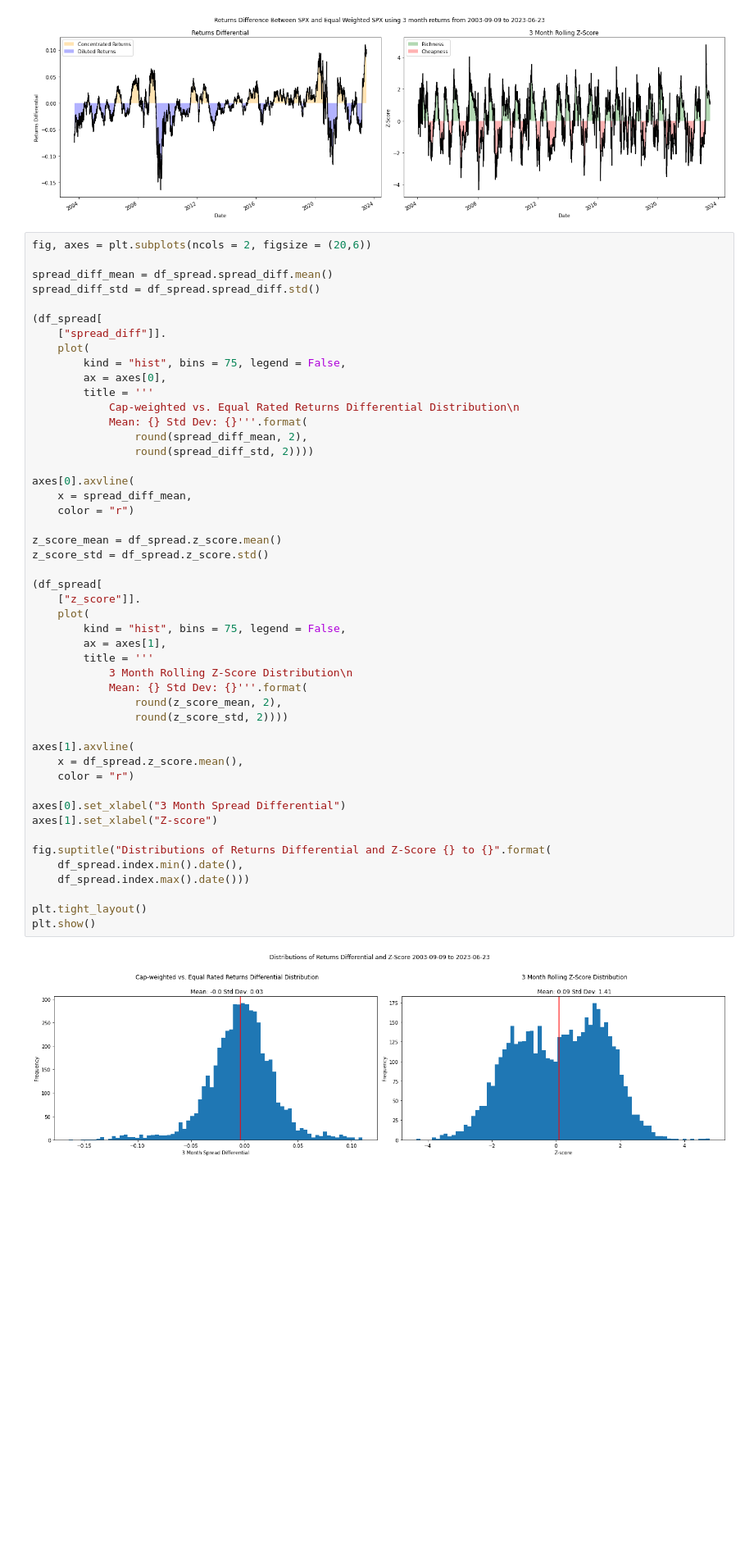
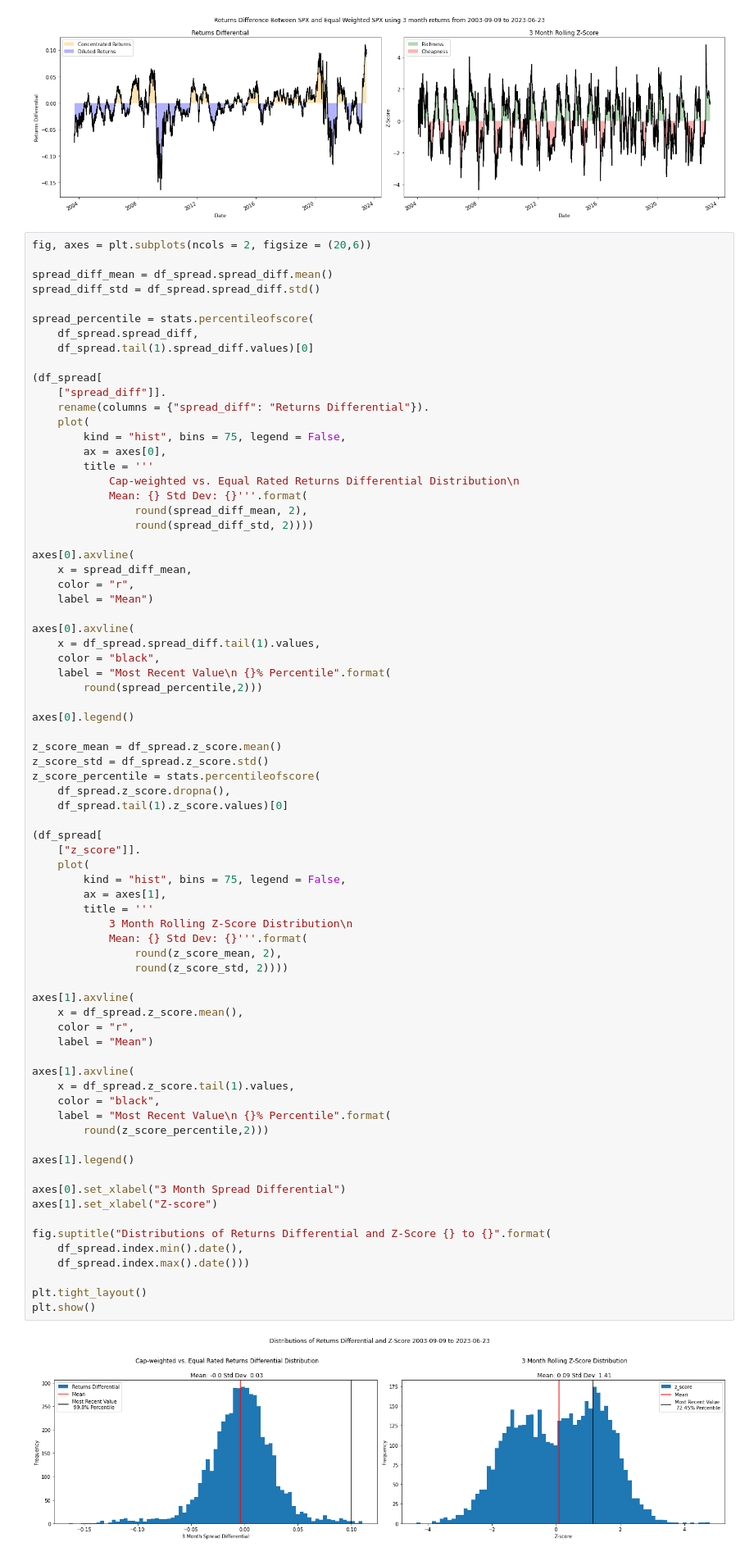
Before and after one commit to diegodalvarez/MarketConcentration, a Jupyter notebook: model.ipynb, the cells around one changed output. Shown at 82% size. Drawn from its saved outputs; the diff is of its cells as text; blank space fills up the shorter version.

```diff
--- a/model.ipynb
+++ b/model.ipynb
@@ -196,8 +197,13 @@ fig, axes = plt.subplots(ncols = 2, figsize = (20,6))
 spread_diff_mean = df_spread.spread_diff.mean()
 spread_diff_std = df_spread.spread_diff.std()
 
+spread_percentile = stats.percentileofscore(
+    df_spread.spread_diff,
+    df_spread.tail(1).spread_diff.values)[0]
+
 (df_spread[
     ["spread_diff"]].
+    rename(columns = {"spread_diff": "Returns Differential"}).
     plot(
         kind = "hist", bins = 75, legend = False,
         ax = axes[0],
@@ -209,37 +215,58 @@ spread_diff_std = df_spread.spread_diff.std()
 
 axes[0].axvline(
     x = spread_diff_mean,
-    color = "r")
+    color = "r",
+    label = "Mean")
+
+axes[0].axvline(
+    x = df_spread.spread_diff.tail(1).values,
+    color = "black",
+    label = "Most Recent Value\n {}% Percentile".format(
+        round(spread_percentile,2)))
+
+axes[0].legend()
 
 z_score_mean = df_spread.z_score.mean()
 z_score_std = df_spread.z_score.std()
+z_score_percentile = stats.percentileofscore(
+    df_spread.z_score.dropna(),
+    df_spread.tail(1).z_score.values)[0]
 
 (df_spread[
     ["z_score"]].
     plot(
         kind = "hist", bins = 75, legend = False,
         ax = axes[1],
         title = '''
             3 Month Rolling Z-Score Distribution\n
             Mean: {} Std Dev: {}'''.format(
                 round(z_score_mean, 2),
                 round(z_score_std, 2))))
 
 axes[1].axvline(
     x = df_spread.z_score.mean(),
-    color = "r")
+    color = "r",
+    label = "Mean")
+
+axes[1].axvline(
+    x = df_spread.z_score.tail(1).values,
+    color = "black",
+    label = "Most Recent Value\n {}% Percentile".format(
+        round(z_score_percentile,2)))
+
+axes[1].legend()
 
 axes[0].set_xlabel("3 Month Spread Differential")
 axes[1].set_xlabel("Z-score")
 
 fig.suptitle("Distributions of Returns Differential and Z-Score {} to {}".format(
     df_spread.index.min().date(),
     df_spread.index.max().date()))
 
 plt.tight_layout()
 plt.show()
 # %% [output]
-[figure, old version]
+[figure, new version]
 # %% [markdown]
 Plotting change in z-score as a distribution is not ideal, but I think it is important to show. <br>
 The bi-modal shape of the Z-score distributions may comes from combining the positive and negative z-score values.
```
Also changed, not shown: parts of 1 cell of this notebook.
